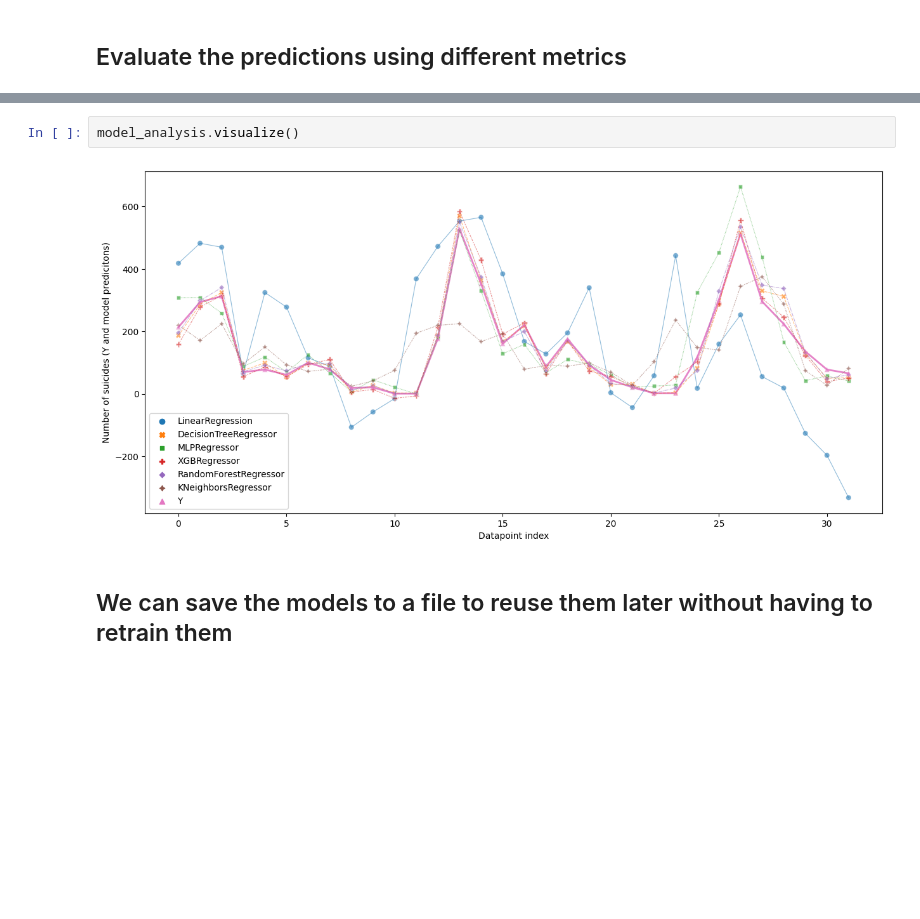
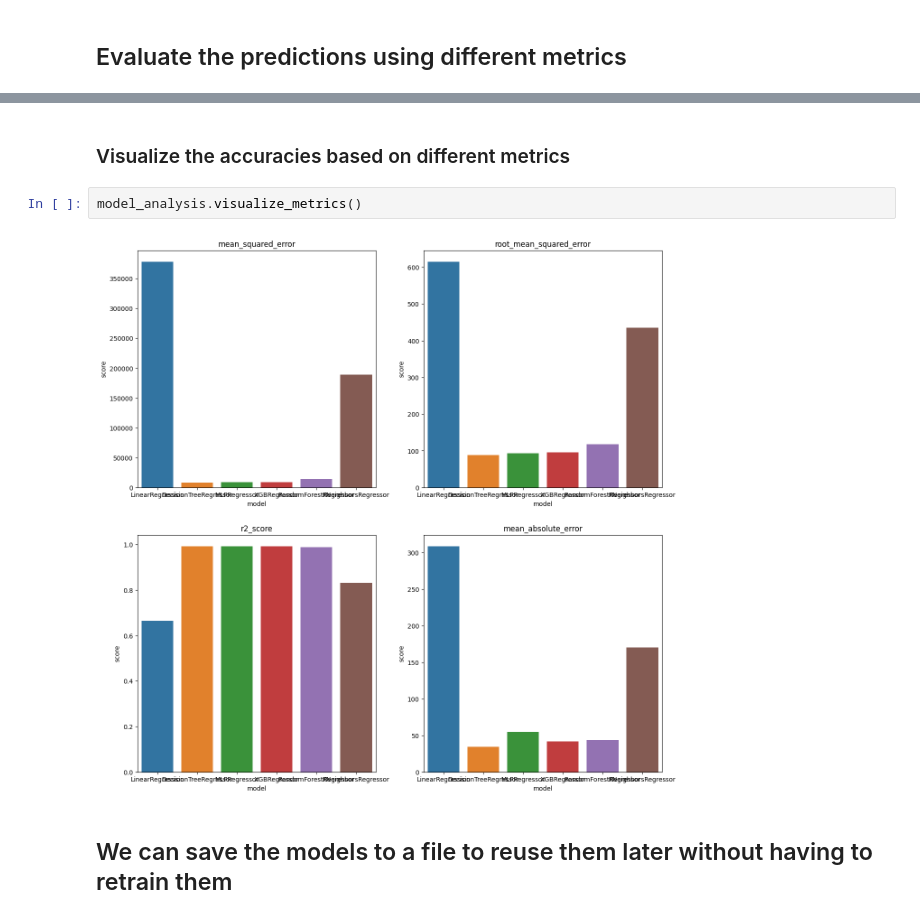
Before and after one commit to MarcelRosier/bdp_project, a Jupyter notebook: mental_health/model_analysis_showcase.ipynb, the cells around one changed output, grey strips where cells are left out. Cells and saved outputs as stored; diff of their text form; blank space fills up the shorter version.

Commit message:
- added metrics vis

```diff
--- a/mental_health/model_analysis_showcase.ipynb
+++ b/mental_health/model_analysis_showcase.ipynb
@@ -51,7 +59,9 @@ KNeighborsRegressor: 170.10144927536228
+# %% [markdown]
+### Visualize the accuracies based on different metrics
 # %%
-model_analysis.visualize()
+model_analysis.visualize_metrics()
 # %% [output]
-[figure, old version]
+[figure, new version]
 # %% [markdown]
 ## We can save the models to a file to reuse them later without having to retrain them
 # %%
```
Also changed, not shown: parts of 4 cells of this notebook, 1 other file.
